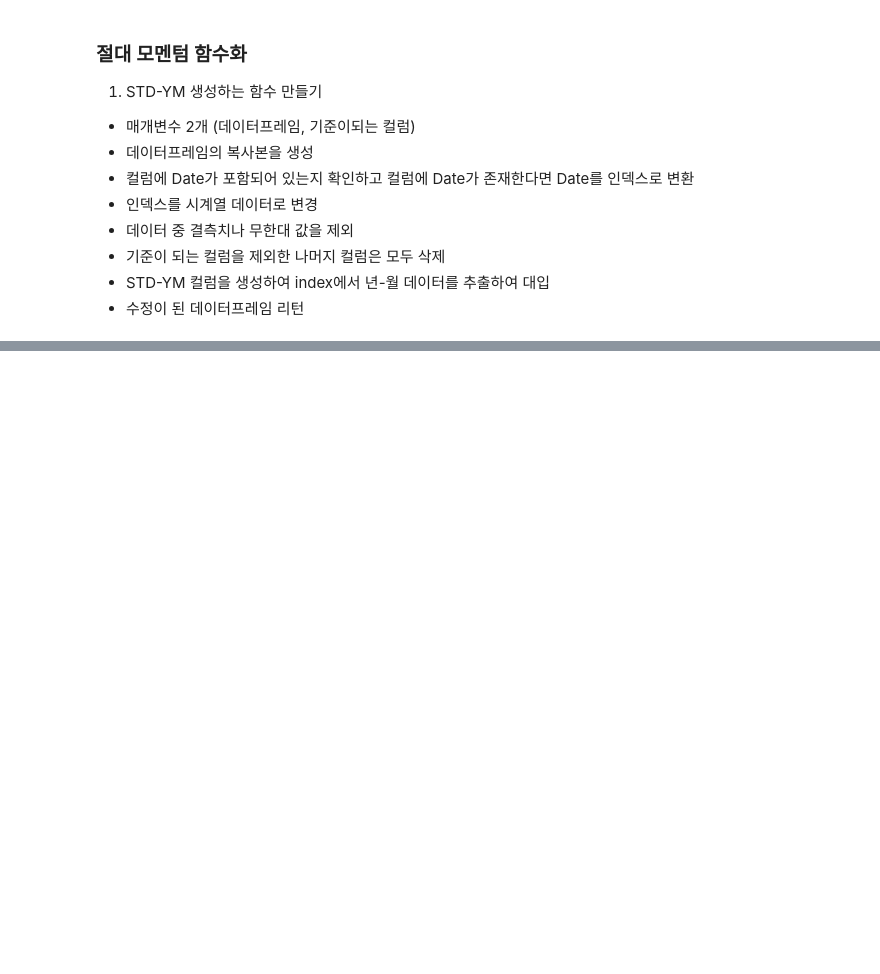
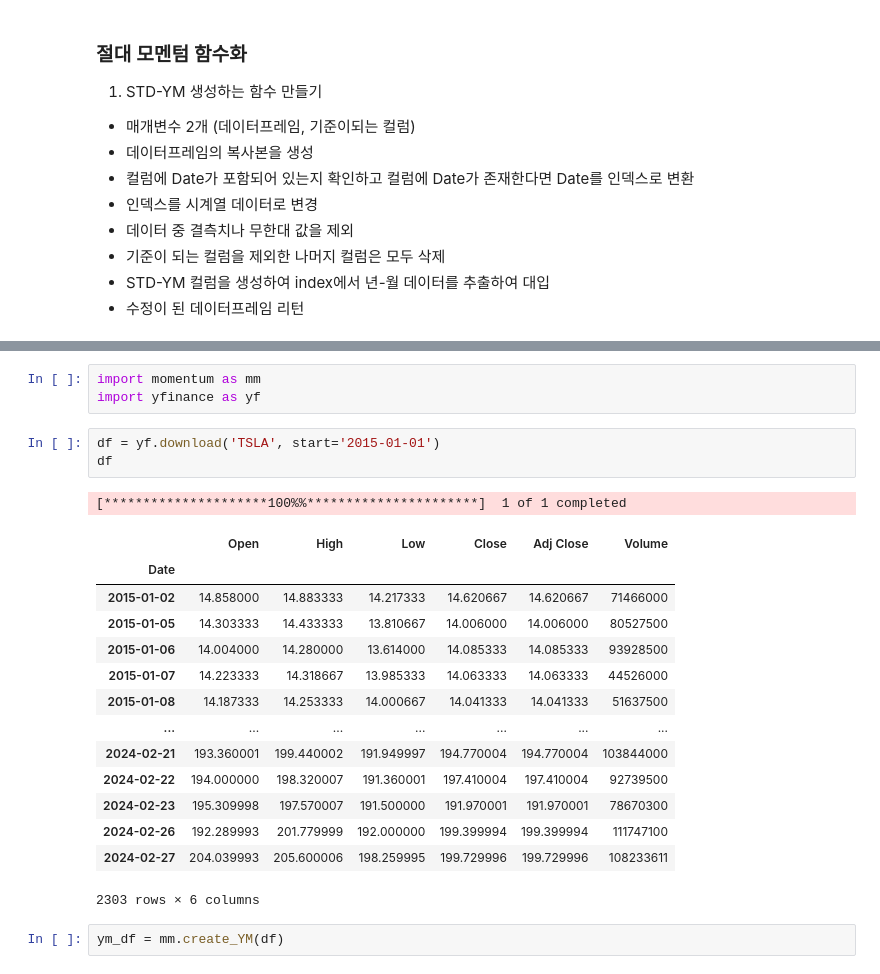
Before and after one commit to kimsierra/vscode, a Jupyter notebook: 2024/240227/03,_momentum.ipynb, the cells around one changed output, grey strips where cells are left out. Saved outputs shown, nothing was run; the diff lists cells and outputs as text; blank space fills up the shorter version.

```diff
--- a/2024/240227/03,_momentum.ipynb
+++ b/2024/240227/03,_momentum.ipynb
@@ -176,0 +329,24 @@ create_STD_YM(df)
+# %%
+import momentum as mm
+import yfinance as yf
+# %%
+df = yf.download('TSLA', start='2015-01-01')
+df
+# %% [output]
+[*********************100%%**********************]  1 of 1 completed
+|  | Open | High | Low | Close | Adj Close | Volume |
+| Date |  |  |  |  |  |  |
+| 2015-01-02 | 14.858000 | 14.883333 | 14.217333 | 14.620667 | 14.620667 | 71466000 |
+| 2015-01-05 | 14.303333 | 14.433333 | 13.810667 | 14.006000 | 14.006000 | 80527500 |
+| 2015-01-06 | 14.004000 | 14.280000 | 13.614000 | 14.085333 | 14.085333 | 93928500 |
+| 2015-01-07 | 14.223333 | 14.318667 | 13.985333 | 14.063333 | 14.063333 | 44526000 |
+| 2015-01-08 | 14.187333 | 14.253333 | 14.000667 | 14.041333 | 14.041333 | 51637500 |
+| ... | ... | ... | ... | ... | ... | ... |
+| 2024-02-21 | 193.360001 | 199.440002 | 191.949997 | 194.770004 | 194.770004 | 103844000 |
+| 2024-02-22 | 194.000000 | 198.320007 | 191.360001 | 197.410004 | 197.410004 | 92739500 |
+| 2024-02-23 | 195.309998 | 197.570007 | 191.500000 | 191.970001 | 191.970001 | 78670300 |
+| 2024-02-26 | 192.289993 | 201.779999 | 192.000000 | 199.399994 | 199.399994 | 111747100 |
+| 2024-02-27 | 204.039993 | 205.600006 | 198.259995 | 199.729996 | 199.729996 | 108233611 |
+2303 rows × 6 columns
+# %%
+ym_df = mm.create_YM(df)
```
Also changed, not shown: parts of 15 cells of this notebook, 9 other files.
